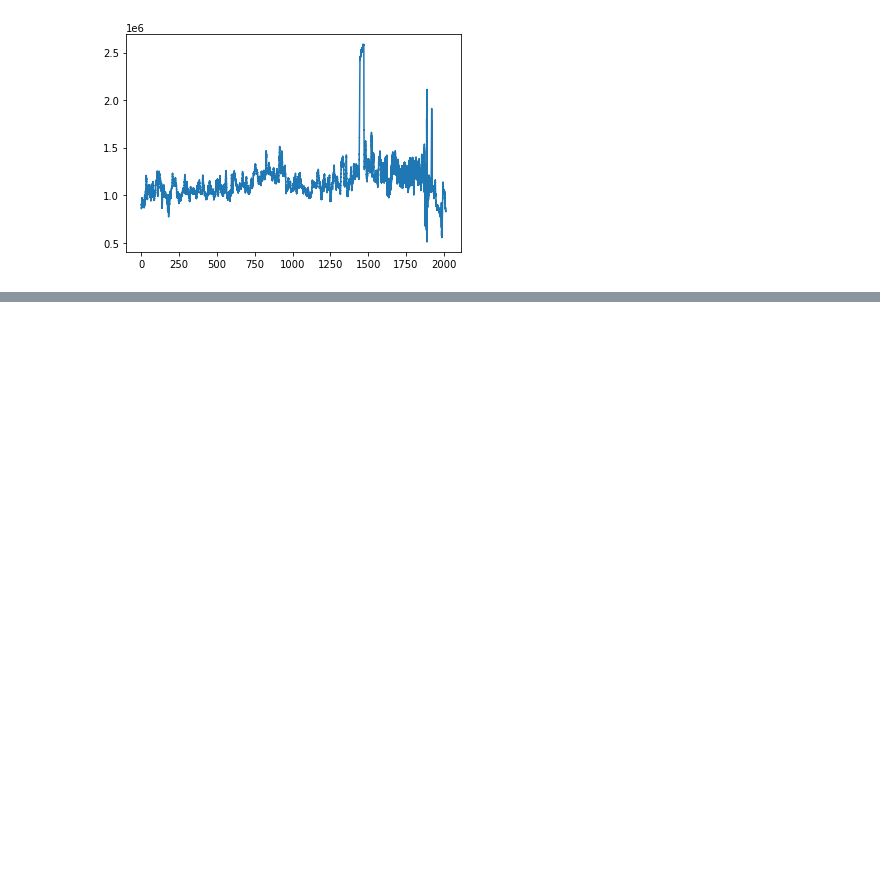
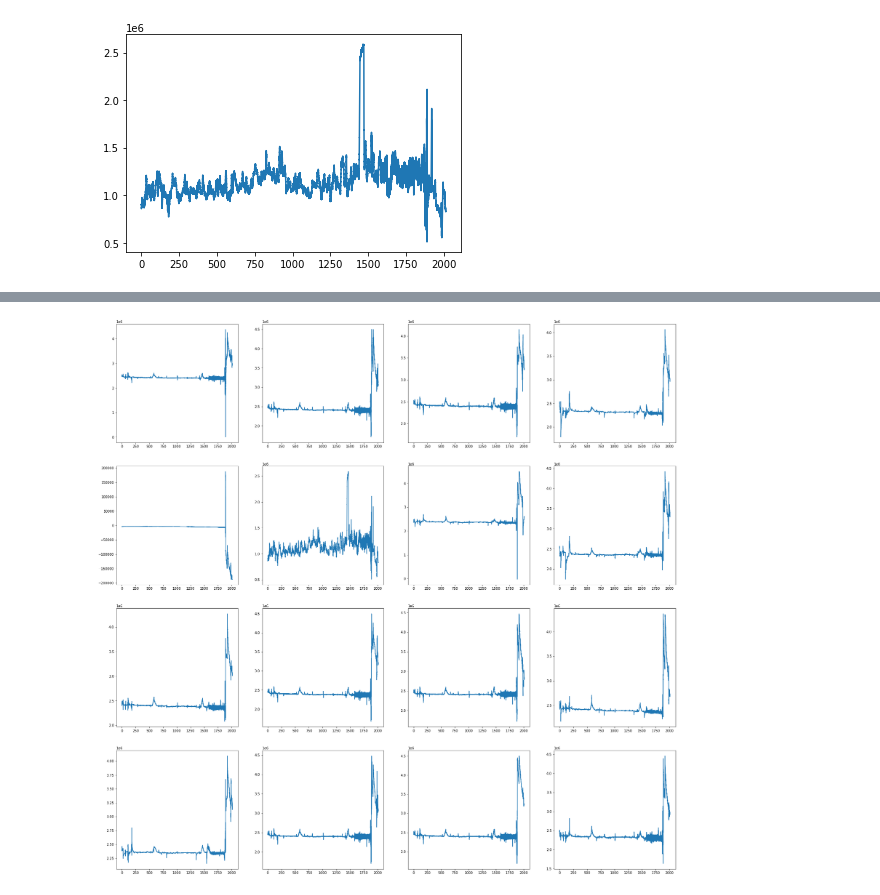
Before and after one commit to Afifa-Dar/GuiltEmotionDedection, a Jupyter notebook: plottingAishaChannlData.ipynb, the cells around one changed output, grey strips where cells are left out. Drawn from its saved outputs; the diff is of its cells as text; code cells hidden in the pictures; blank space fills up the shorter version.

```diff
--- a/plottingAishaChannlData.ipynb
+++ b/plottingAishaChannlData.ipynb
@@ -77,0 +114,7 @@ plt.plot(y,x)
+# %%
+plt.figure(figsize=(30,30))
+for i , col in enumerate(channel,1):
+    plt.subplot(4,4,i)
+    plt.plot(t , data[f'{col}'])
+# %% [output]
+[figure, added]
```
Also changed, not shown: parts of 6 cells of this notebook, 10 other files.
